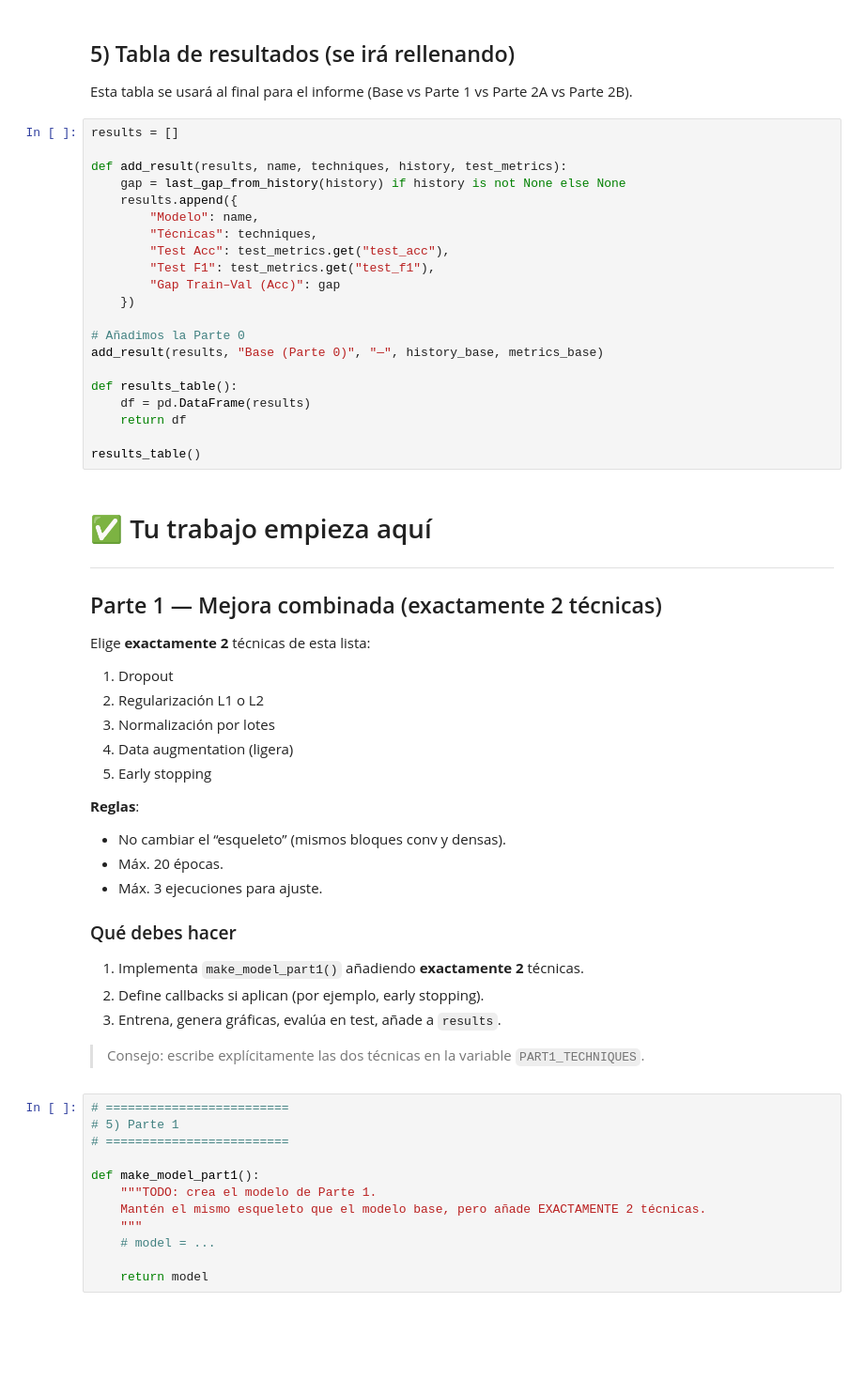
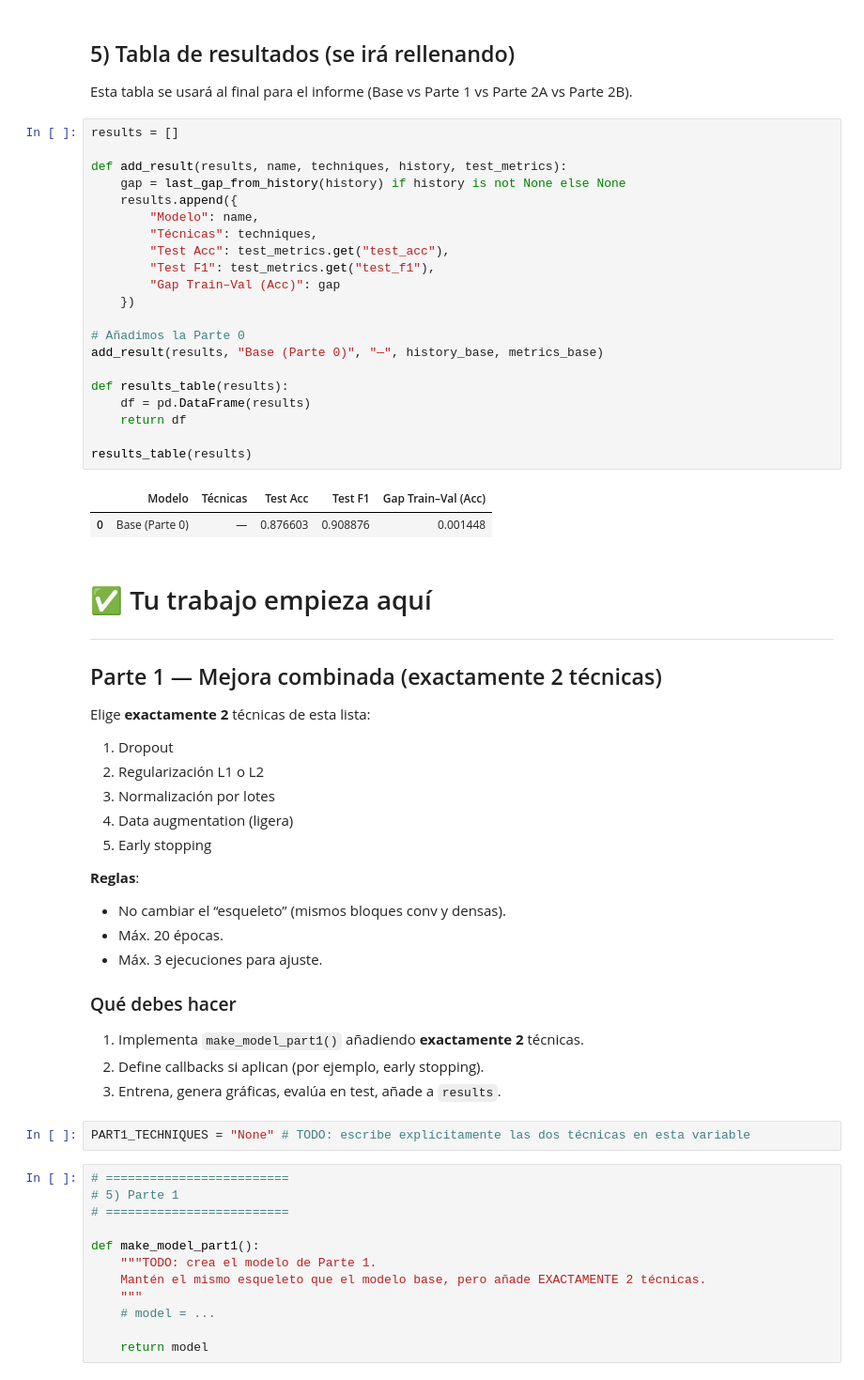
Before and after one commit to jgromero/dasoc-ap, a Jupyter notebook: pneumoniaMNIST/PneumoniaMNIST.ipynb, the cells around one changed output. Shown at 94% size. Saved outputs shown, nothing was run; the diff lists cells and outputs as text; blank space fills up the shorter version.

```diff
--- a/pneumoniaMNIST/PneumoniaMNIST.ipynb
+++ b/pneumoniaMNIST/PneumoniaMNIST.ipynb
@@ -259,24 +331,27 @@ Esta tabla se usará al final para el informe (Base vs Parte 1 vs Parte 2A vs Pa
 # %%
 results = []
 
 def add_result(results, name, techniques, history, test_metrics):
     gap = last_gap_from_history(history) if history is not None else None
     results.append({
         "Modelo": name,
         "Técnicas": techniques,
         "Test Acc": test_metrics.get("test_acc"),
         "Test F1": test_metrics.get("test_f1"),
         "Gap Train–Val (Acc)": gap
     })
 
 # Añadimos la Parte 0
 add_result(results, "Base (Parte 0)", "—", history_base, metrics_base)
 
-def results_table():
+def results_table(results):
     df = pd.DataFrame(results)
     return df
 
-results_table()
+results_table(results)
+# %% [output]
+|  | Modelo | Técnicas | Test Acc | Test F1 | Gap Train–Val (Acc) |
+| 0 | Base (Parte 0) | — | 0.876603 | 0.908876 | 0.001448 |
 # %% [markdown]
 # ✅ Tu trabajo empieza aquí
 
@@ -301,8 +376,8 @@ Elige **exactamente 2** técnicas de esta lista:
 1) Implementa `make_model_part1()` añadiendo **exactamente 2** técnicas.
 2) Define callbacks si aplican (por ejemplo, early stopping).
 3) Entrena, genera gráficas, evalúa en test, añade a `results`.
-
-> Consejo: escribe explícitamente las dos técnicas en la variable `PART1_TECHNIQUES`.
+# %%
+PART1_TECHNIQUES = "None" # TODO: escribe explícitamente las dos técnicas en esta variable
 # %%
 # =========================
 # 5) Parte 1
```
Also changed, not shown: parts of 13 cells of this notebook.
